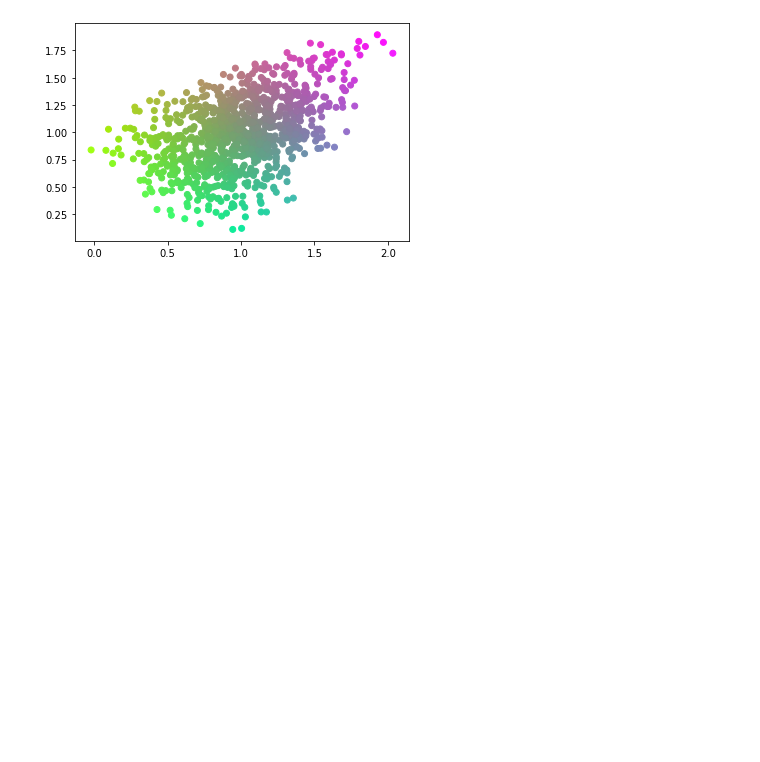
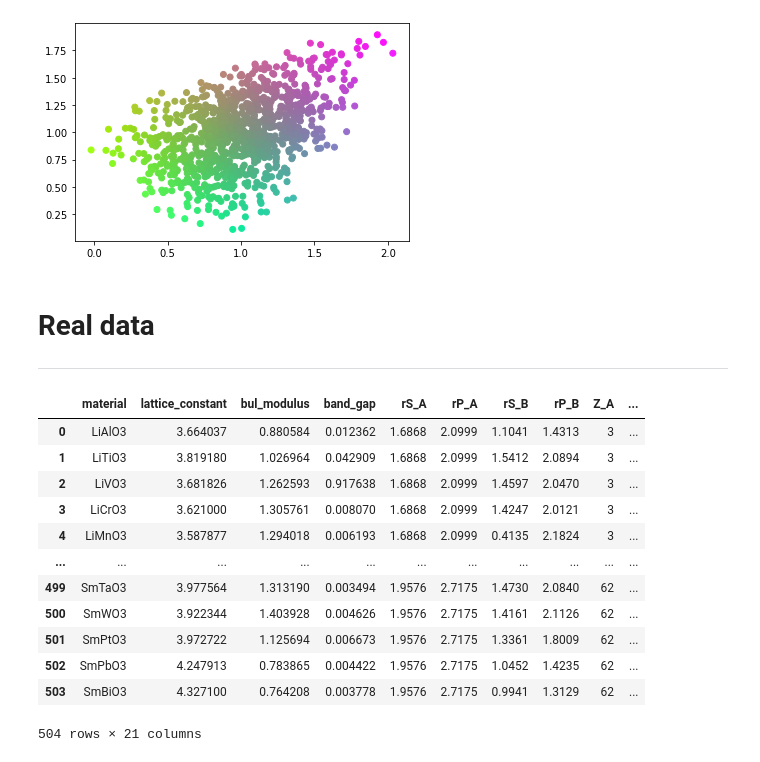
Before and after one commit to luigisbailo/archetype-nets, a Jupyter notebook: archetypes.ipynb, the cells around one changed output. Saved outputs shown, nothing was run; the diff lists cells and outputs as text; code cells hidden in the pictures; blank space fills up the shorter version.

```diff
--- a/archetypes.ipynb
+++ b/archetypes.ipynb
@@ -171,3 +185,33 @@ plt.scatter(dataX,dataY,color=y_test)
 # %% [output]
 <matplotlib.collections.PathCollection at 0x...>
 [figure]
+# %% [markdown]
+# Real data
+---
+# %%
+df = pd.read_table("./data/perovskites/cubic_perosvkistes_data.asc", sep=' ')
+df = df.dropna(axis=1)
+df['type'] = df.apply(lambda x : 1 if  x['band_gap'] < 0.2  else 0 , axis=1)
+hover_features = ['type','material']
+# %%
+features = df.drop(['band_gap','material','type'],axis=1).columns.tolist()
+clu=DPCClustering(np.ascontiguousarray(df[features].to_numpy()), autoplot=False)
+clu.assign(10,15)
+cluster_labels = clu.membership
+df['labels']=cluster_labels
+# %%
+df
+# %% [output]
+|  | material | lattice_constant | bul_modulus | band_gap | rS_A | rP_A | rS_B | rP_B | Z_A | ... |
+| 0 | LiAlO3 | 3.664037 | 0.880584 | 0.012362 | 1.6868 | 2.0999 | 1.1041 | 1.4313 | 3 | ... |
+| 1 | LiTiO3 | 3.819180 | 1.026964 | 0.042909 | 1.6868 | 2.0999 | 1.5412 | 2.0894 | 3 | ... |
+| 2 | LiVO3 | 3.681826 | 1.262593 | 0.917638 | 1.6868 | 2.0999 | 1.4597 | 2.0470 | 3 | ... |
+| 3 | LiCrO3 | 3.621000 | 1.305761 | 0.008070 | 1.6868 | 2.0999 | 1.4247 | 2.0121 | 3 | ... |
+| 4 | LiMnO3 | 3.587877 | 1.294018 | 0.006193 | 1.6868 | 2.0999 | 0.4135 | 2.1824 | 3 | ... |
+| ... | ... | ... | ... | ... | ... | ... | ... | ... | ... | ... |
+| 499 | SmTaO3 | 3.977564 | 1.313190 | 0.003494 | 1.9576 | 2.7175 | 1.4730 | 2.0840 | 62 | ... |
+| 500 | SmWO3 | 3.922344 | 1.403928 | 0.004626 | 1.9576 | 2.7175 | 1.4161 | 2.1126 | 62 | ... |
+| 501 | SmPtO3 | 3.972722 | 1.125694 | 0.006673 | 1.9576 | 2.7175 | 1.3361 | 1.8009 | 62 | ... |
+| 502 | SmPbO3 | 4.247913 | 0.783865 | 0.004422 | 1.9576 | 2.7175 | 1.0452 | 1.4235 | 62 | ... |
+| 503 | SmBiO3 | 4.327100 | 0.764208 | 0.003778 | 1.9576 | 2.7175 | 0.9941 | 1.3129 | 62 | ... |
+504 rows × 21 columns
```
Also changed, not shown: parts of 23 cells of this notebook, 5 other files.
